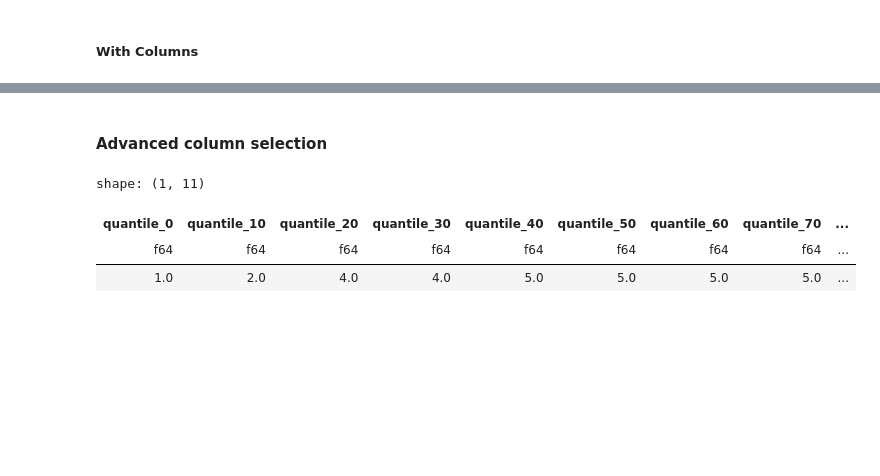
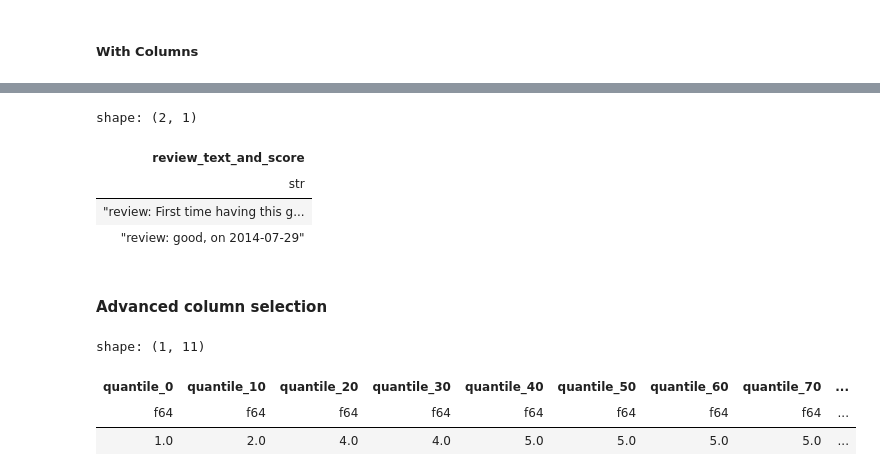
Before and after one commit to PacktPublishing/Data-Analysis-with-Polars, a Jupyter notebook: chapter_02/01_dataframes.ipynb, the cells around one changed output, grey strips where cells are left out. Cells and saved outputs as stored; diff of their text form; code cells hidden in the pictures; blank space fills up the shorter version.

```diff
--- a/chapter_02/01_dataframes.ipynb
+++ b/chapter_02/01_dataframes.ipynb
@@ -332,3 +359,14 @@ shape: (2, 5)
+# %%
+# Combine columns using pl.format
+video_games_reviews.select(
+    review_text_and_score = pl.format('review: {}, on {}', 'review_text', 'review_date')
+    ).head(2)
+# %% [output]
+shape: (2, 1)
+| review_text_and_score |
+| str |
+| "review: First time having this g... |
+| "review: good, on 2014-07-29" |
 # %% [markdown]
 #### Advanced column selection
 # %%
```
Also changed, not shown: parts of 9 cells of this notebook.
